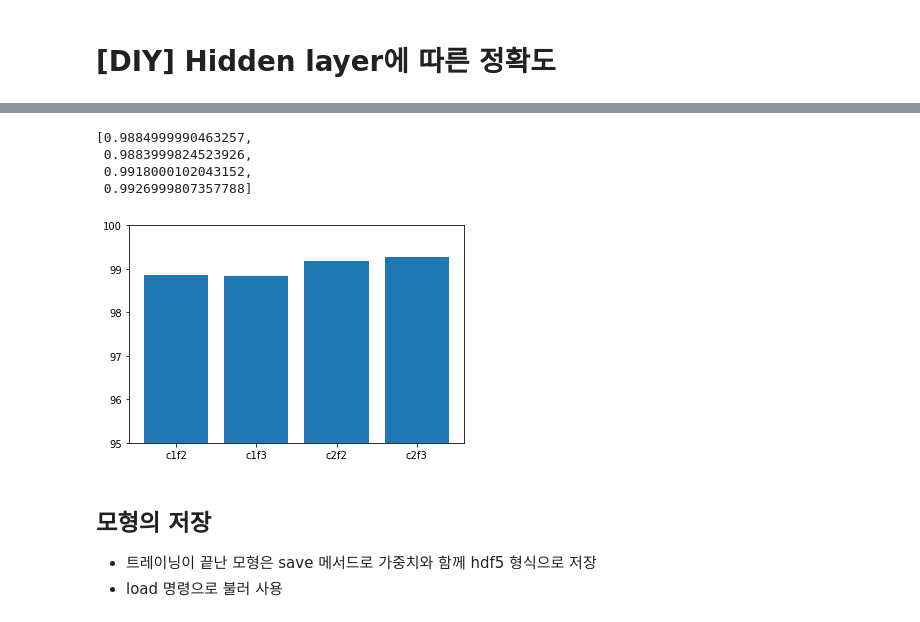
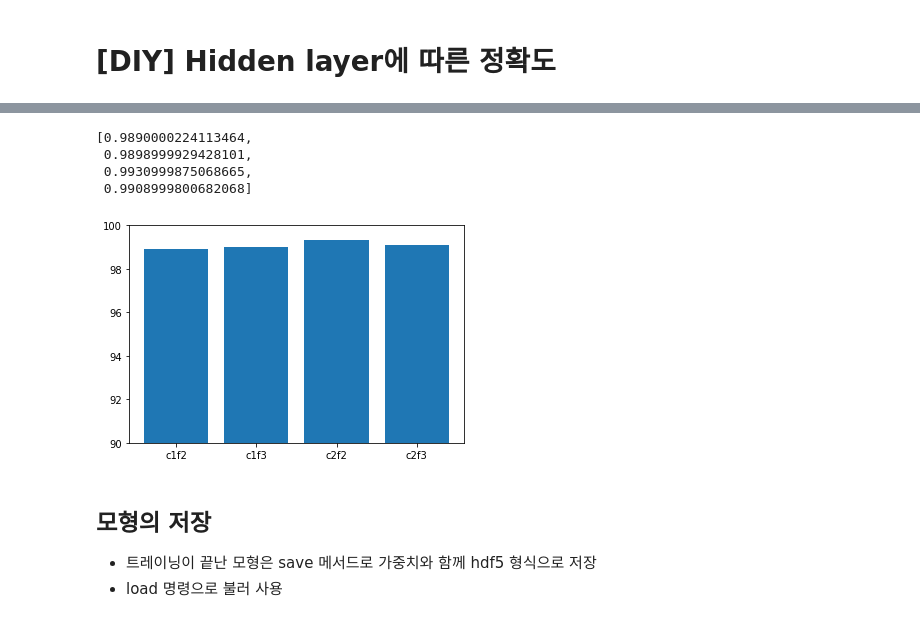
Before and after one commit to Skystar728/pdm12, a Jupyter notebook: py-tensorflow/DL2-CNN/dl2_01_mnist_CNN_start.ipynb, the cells around one changed output, grey strips where cells are left out. Cells and saved outputs as stored; diff of their text form; code cells hidden in the pictures.

```diff
--- a/py-tensorflow/DL2-CNN/dl2_01_mnist_CNN_start.ipynb
+++ b/py-tensorflow/DL2-CNN/dl2_01_mnist_CNN_start.ipynb
@@ -428,29 +432,30 @@ c1f3.evaluate(X_test, y_test, batch_size = 100)
 # %%
 # Try another method!!
-cnn_result = [[0.04707975313067436, 0.9884999990463257],
- [0.05021820217370987, 0.9883999824523926],
- [0.030393356457352638, 0.9918000102043152],
- [0.0303812138736248, 0.9926999807357788]]
+fcn_result = [[0.0462825782597065, 0.9890000224113464],
+ [0.052770182490348816, 0.9898999929428101],
+ [0.026600686833262444, 0.9930999875068665],
+ [0.038966186344623566, 0.9908999800682068]]
 # %%
 # select accuracies
-accuracy = [row[1] for row in cnn_result]
-accuracy
+accuracy = [row[1] for row in fcn_result]
+accuracy      # ==> c2f2 best model
 # %% [output]
-[0.9884999990463257,
- 0.9883999824523926,
- 0.9918000102043152,
- 0.9926999807357788]
+[0.9890000224113464,
+ 0.9898999929428101,
+ 0.9930999875068665,
+ 0.9908999800682068]
 # %%
 x = np.arange(4)
 cnns = ['c1f2','c1f3','c2f2','c2f3']
 accuracies = [acc*100 for acc in accuracy] # %
 
+#plt.figure(figsize=(5,5))
 plt.bar(x, accuracies)
 plt.xticks(x, cnns)
-plt.ylim((95, 100))
+plt.ylim((90,100))
 plt.show()
 # %% [output]
-[figure, old version]
+[figure, new version]
 # %% [markdown]
 ## 모형의 저장
 
```
Also changed, not shown: parts of 48 cells of this notebook.
